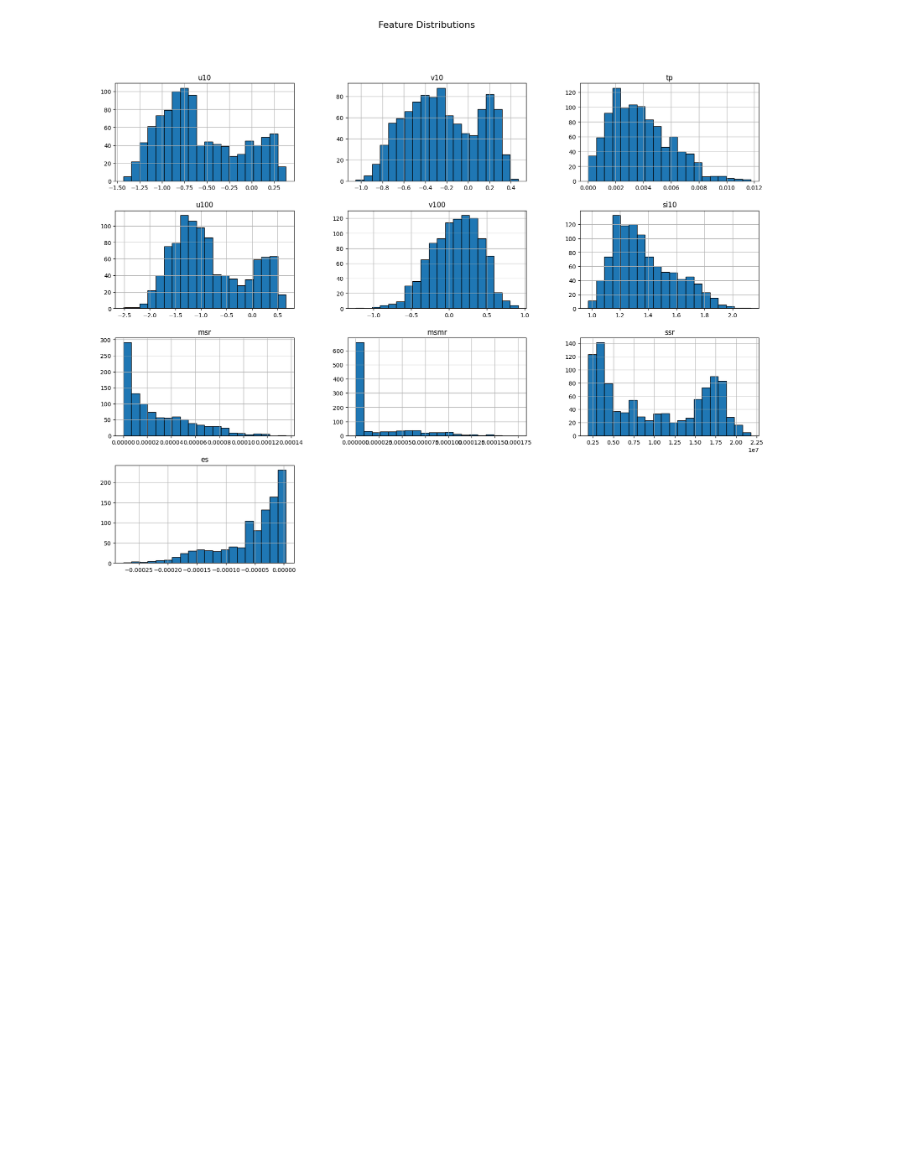
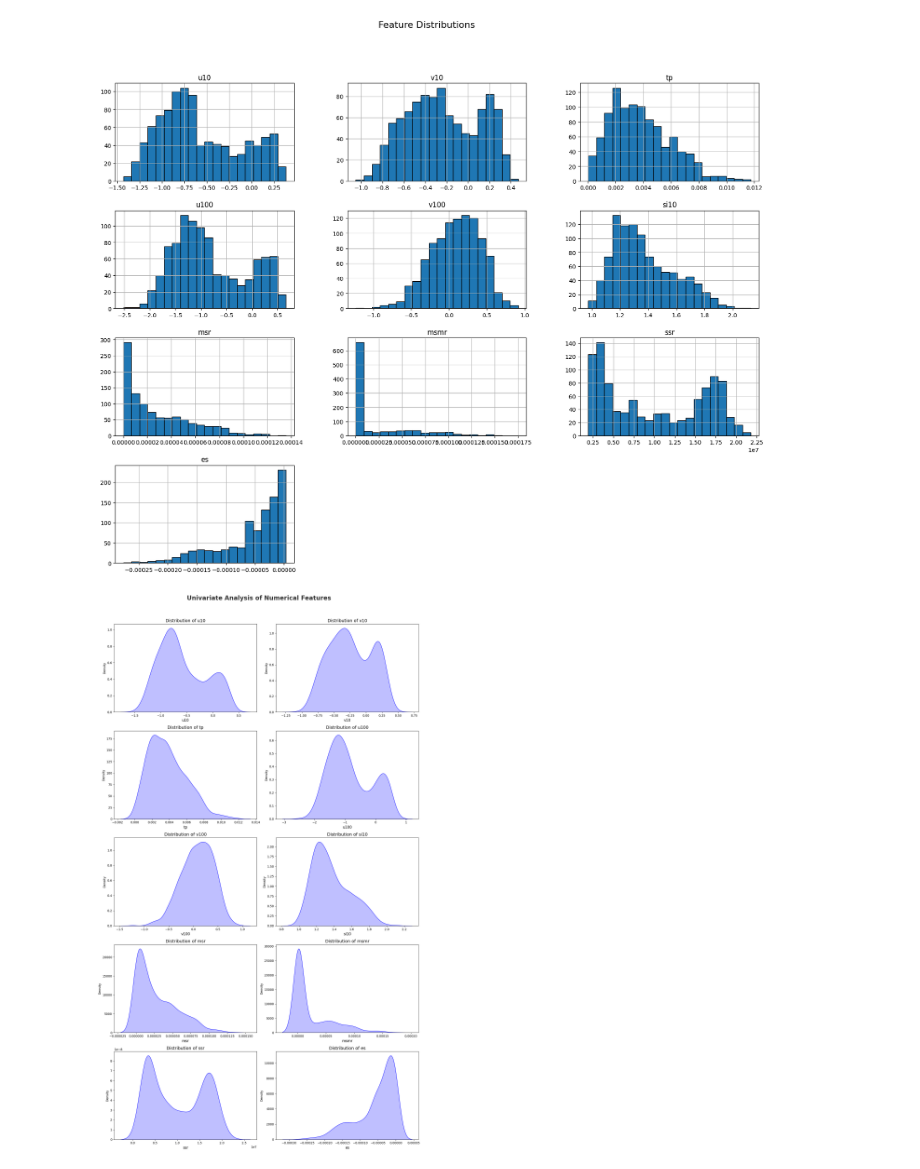
Before and after one commit to qazi-adnan/Monthly_rainfall_Estimation, a Jupyter notebook: notebooks/data.ipynb, the cells around one changed output. Cells and saved outputs as stored; diff of their text form; code cells hidden in the pictures; blank space fills up the shorter version.

```diff
--- a/notebooks/data.ipynb
+++ b/notebooks/data.ipynb
@@ -245,3 +245,25 @@ plt.suptitle("Feature Distributions", fontsize=16)
 plt.show()
 # %% [output]
 [figure]
+# %%
+# Select numerical features from the DataFrame
+numeric_features = df.select_dtypes(include=['number']).columns.tolist()
+
+# Determine number of rows and columns for subplots
+num_features = len(numeric_features)
+rows = (num_features // 2) + (num_features % 2)  # Two plots per row
+
+plt.figure(figsize=(15, 5 * rows))  # Adjust figure size based on the number of rows
+plt.suptitle('Univariate Analysis of Numerical Features', fontsize=20, fontweight='bold', alpha=0.8, y=1.02)
+
+# Loop through numerical features and plot
+for i, feature in enumerate(numeric_features, 1):
+    plt.subplot(rows, 2, i)  # Create subplot grid
+    sns.kdeplot(x=df[feature], color='blue', fill=True)  # Kernel Density Estimation plot
+    plt.xlabel(feature, fontsize=12)
+    plt.title(f'Distribution of {feature}', fontsize=14)
+    plt.tight_layout()
+
+plt.show()
+# %% [output]
+[figure, added]
```
Also changed, not shown: parts of 2 cells of this notebook.
